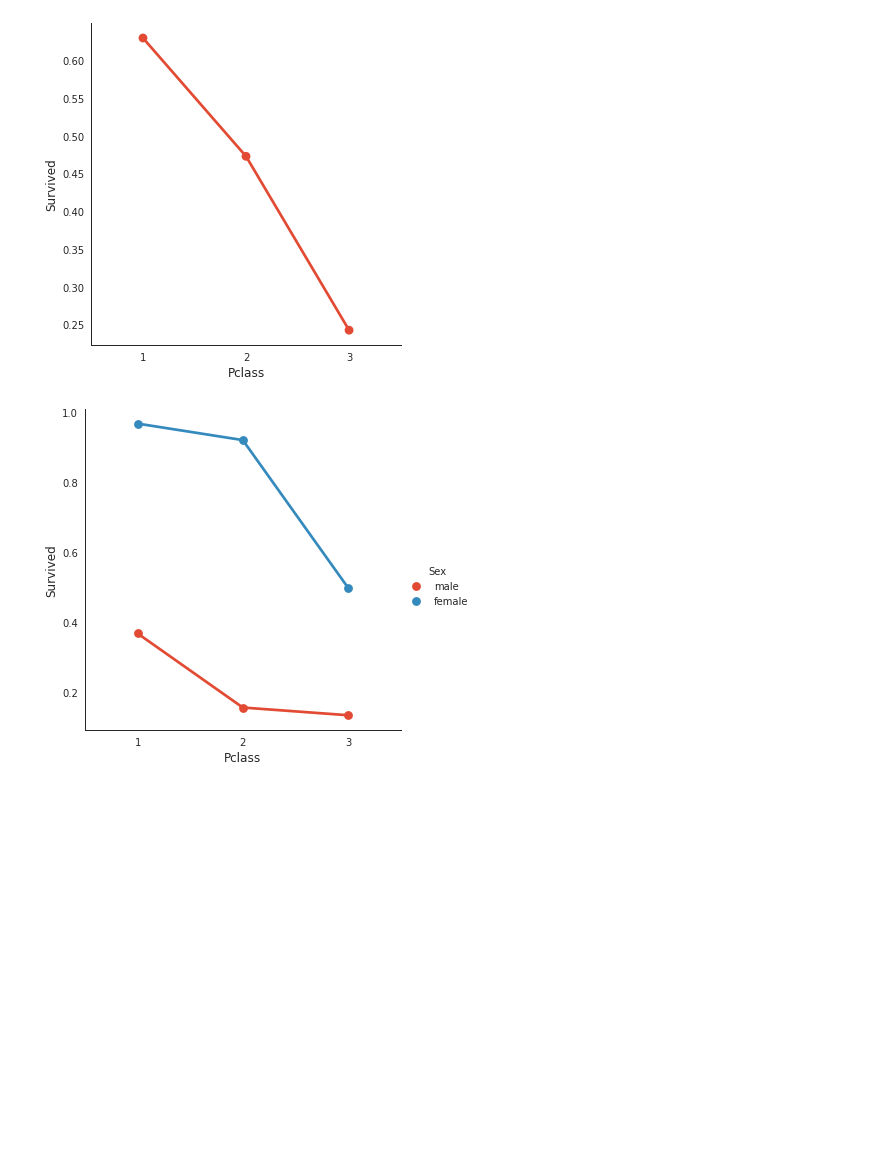
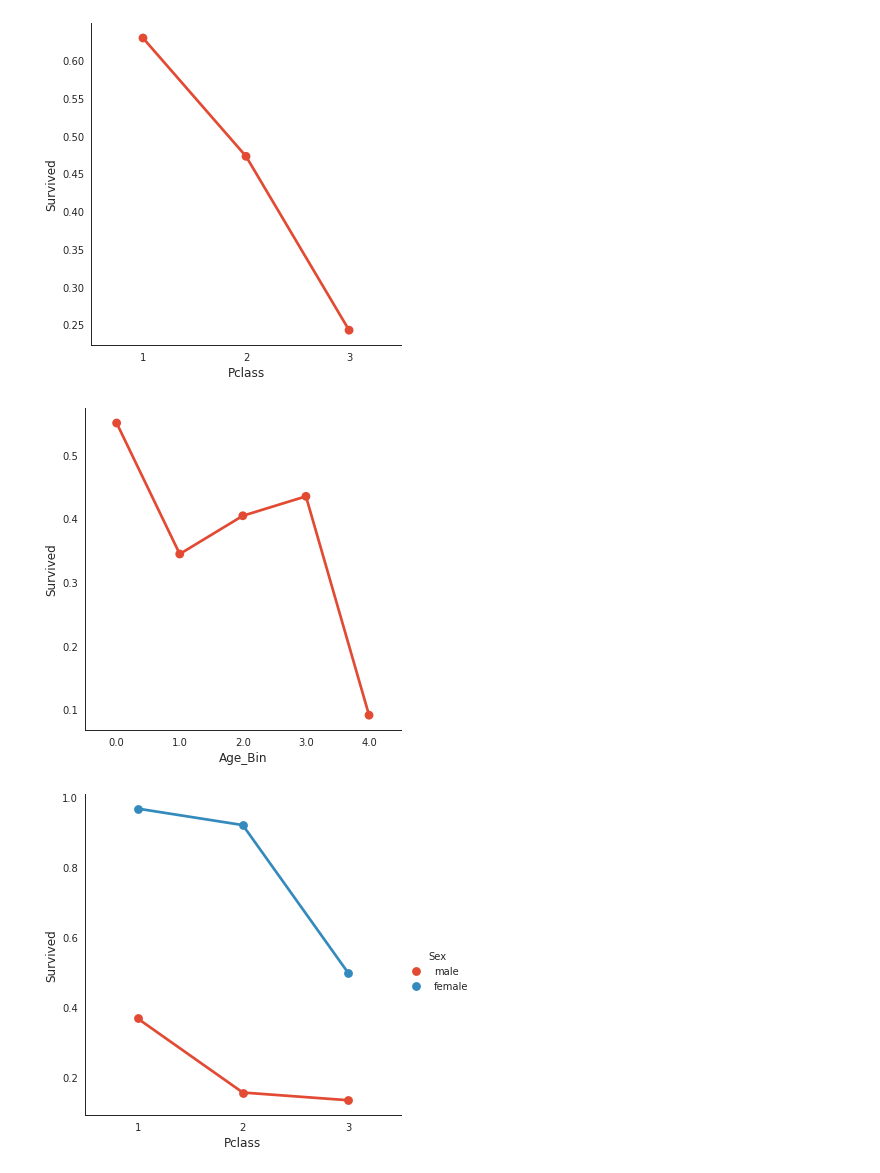
Before and after one commit to riccardo1980/bbs-2020-aiml4b-titanic, a Jupyter notebook: Titanic_EDA_preproc_svm.ipynb, the cells around one changed output. Saved outputs shown, nothing was run; the diff lists cells and outputs as text; code cells hidden in the pictures; blank space fills up the shorter version.

```diff
--- a/Titanic_EDA_preproc_svm.ipynb
+++ b/Titanic_EDA_preproc_svm.ipynb
@@ -508,6 +509,10 @@ pd.crosstab(df.Pclass, df.Survived, margins=True).style.background_gradient(cmap
 sns.catplot('Pclass','Survived', kind='point', data=df, ci=None);
 # %% [output]
 [figure]
+# %%
+sns.catplot('Age_Bin','Survived', kind='point', data=df, ci=None);
+# %% [output]
+[figure, added]
 # %%
 sns.catplot('Pclass','Survived', hue='Sex', kind='point', data=df, ci=None);
 # %% [output]
```
Also changed, not shown: parts of 29 cells of this notebook.
